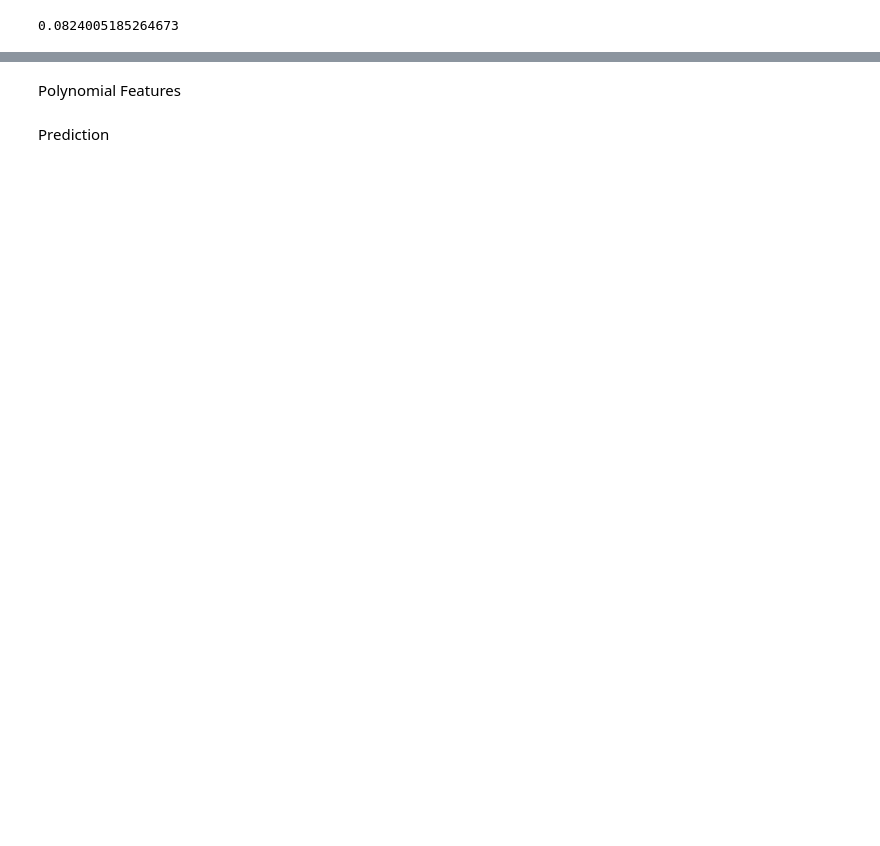
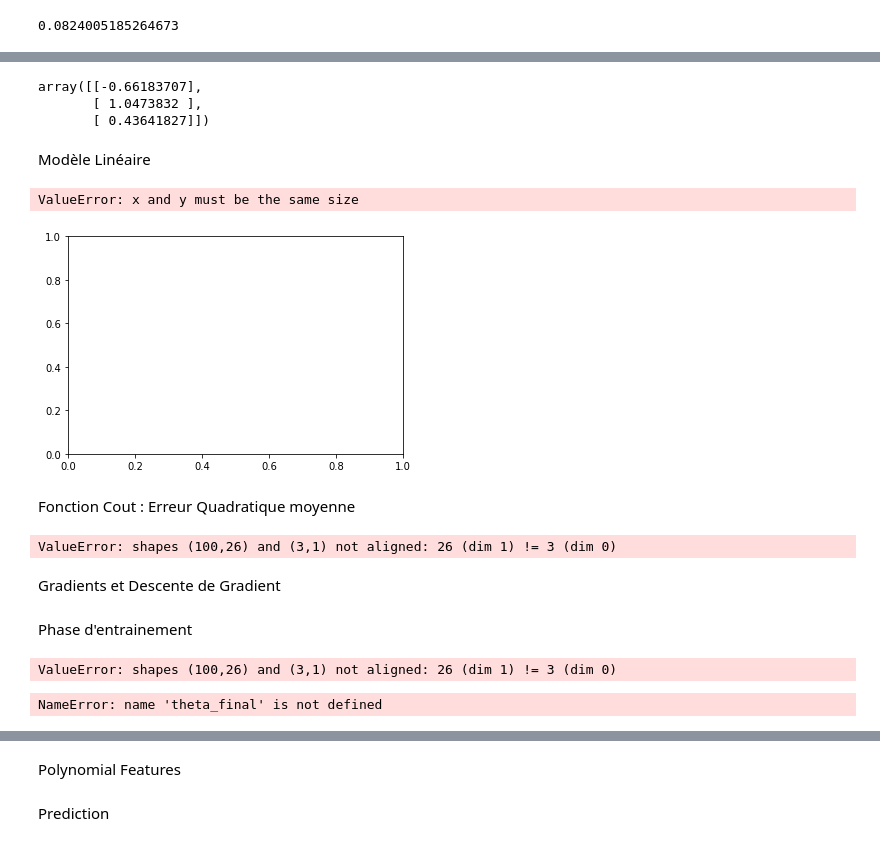
Before and after one commit to Rapsw/Projet_Final_Machine_Learning, a Jupyter notebook: data_preparation.ipynb, the cells around one changed output, grey strips where cells are left out. Saved outputs shown, nothing was run; the diff lists cells and outputs as text; code cells hidden in the pictures; blank space fills up the shorter version.

```diff
--- a/data_preparation.ipynb
+++ b/data_preparation.ipynb
@@ -58,0 +158,8 @@ print(X_minmax)
+# %%
+# Verification des dimensions
+print(x.shape)
+print(y.shape)
+
+# redimensionner y
+y = y.reshape(y.shape[0], 1)
+print(y.shape)
@@ -58,0 +170,6 @@ print(X_minmax)
+# %%
+# Création de la matrice X, inclut le Biais
+X = np.hstack((x, np.ones((x.shape[0], 1)))) # ajoute un vecteur Biais de dimension (x.shape[0], 1)
+
+print(X.shape)
+print(X[:10])
@@ -58,0 +194,21 @@ print(X_minmax)
+# %%
+# Initialisation du vecteur theta aléatoire, avec 3 éléments (car X a trois colonnes)
+theta = np.random.randn(3, 1)
+theta
+# %% [output]
+array([[-0.66183707],
+       [ 1.0473832 ],
+       [ 0.43641827]])
+# %% [markdown]
+Modèle Linéaire
+# %%
+def model(X, theta):
+    return X.dot(theta)
+# %%
+plt.scatter(x, y)
+plt.scatter(x, model(X, theta), c='r')
+# %% [output]
+ValueError: x and y must be the same size
+[figure, added]
+# %% [markdown]
+Fonction Cout : Erreur Quadratique moyenne
@@ -58,0 +219,6 @@ print(X_minmax)
+# %%
+cost_function(X, y, theta)
+# %% [output]
+ValueError: shapes (100,26) and (3,1) not aligned: 26 (dim 1) != 3 (dim 0)
+# %% [markdown]
+Gradients et Descente de Gradient
@@ -58,0 +239,16 @@ print(X_minmax)
+# %% [markdown]
+Phase d'entrainement
+# %%
+n_iterations = 1000
+learning_rate = 0.01
+
+theta_final, cost_history = gradient_descent(X, y, theta, learning_rate, n_iterations)
+# %% [output]
+ValueError: shapes (100,26) and (3,1) not aligned: 26 (dim 1) != 3 (dim 0)
+# %%
+# création d'un vecteur prédictions qui contient les prédictions de notre modele final
+predictions = model(X, theta_final)
+
+theta_final
+# %% [output]
+NameError: name 'theta_final' is not defined
```
Also changed, not shown: parts of 30 cells of this notebook, 1 other file.
